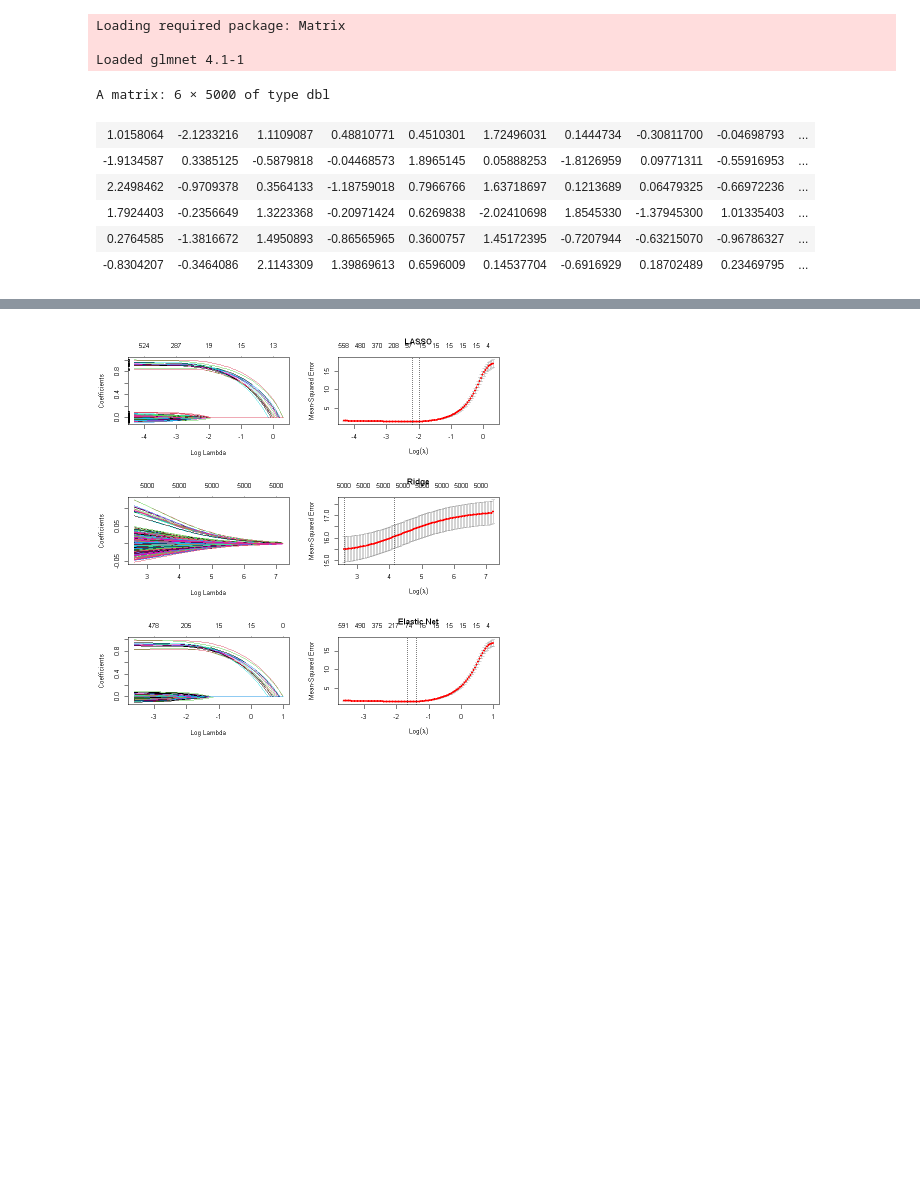
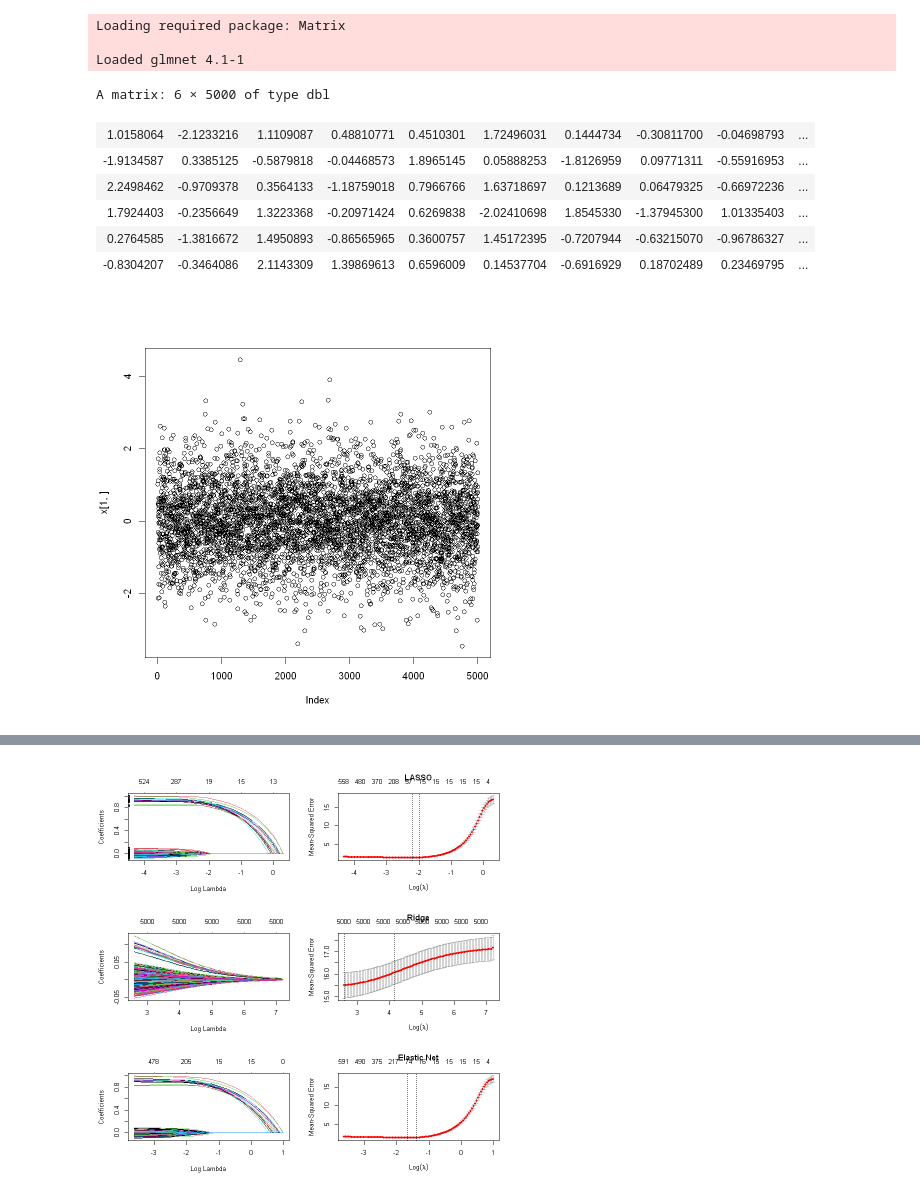
Before and after one commit to University-Courses-Jhendriksen/BMI6106, a Jupyter notebook: Week_8/Regularization and Variable Selection.ipynb, the cells around one changed output, grey strips where cells are left out. Cells and saved outputs as stored; diff of their text form; code cells hidden in the pictures; blank space fills up the shorter version.

```diff
--- a/Week_8/Regularization and Variable Selection.ipynb
+++ b/Week_8/Regularization and Variable Selection.ipynb
@@ -56,14 +56,16 @@ y.train <- y[train_rows]
 y.test <- y[-train_rows]
 # %%
 head(x)
+plot(x[1,])
 # %% [output]
 A matrix: 6 × 5000 of type dbl
 | 1.0158064 | -2.1233216 | 1.1109087 | 0.48810771 | 0.4510301 | 1.72496031 | 0.1444734 | -0.30811700 | -0.04698793 | ... |
 | -1.9134587 | 0.3385125 | -0.5879818 | -0.04468573 | 1.8965145 | 0.05888253 | -1.8126959 | 0.09771311 | -0.55916953 | ... |
 | 2.2498462 | -0.9709378 | 0.3564133 | -1.18759018 | 0.7966766 | 1.63718697 | 0.1213689 | 0.06479325 | -0.66972236 | ... |
 | 1.7924403 | -0.2356649 | 1.3223368 | -0.20971424 | 0.6269838 | -2.02410698 | 1.8545330 | -1.37945300 | 1.01335403 | ... |
 | 0.2764585 | -1.3816672 | 1.4950893 | -0.86565965 | 0.3600757 | 1.45172395 | -0.7207944 | -0.63215070 | -0.96786327 | ... |
 | -0.8304207 | -0.3464086 | 2.1143309 | 1.39869613 | 0.6596009 | 0.14537704 | -0.6916929 | 0.18702489 | 0.23469795 | ... |
+[figure, added]
 # %%
 # Fit models
 # (For plots on left):
```
Also changed, not shown: parts of 1 cell of this notebook, 10 other files.
